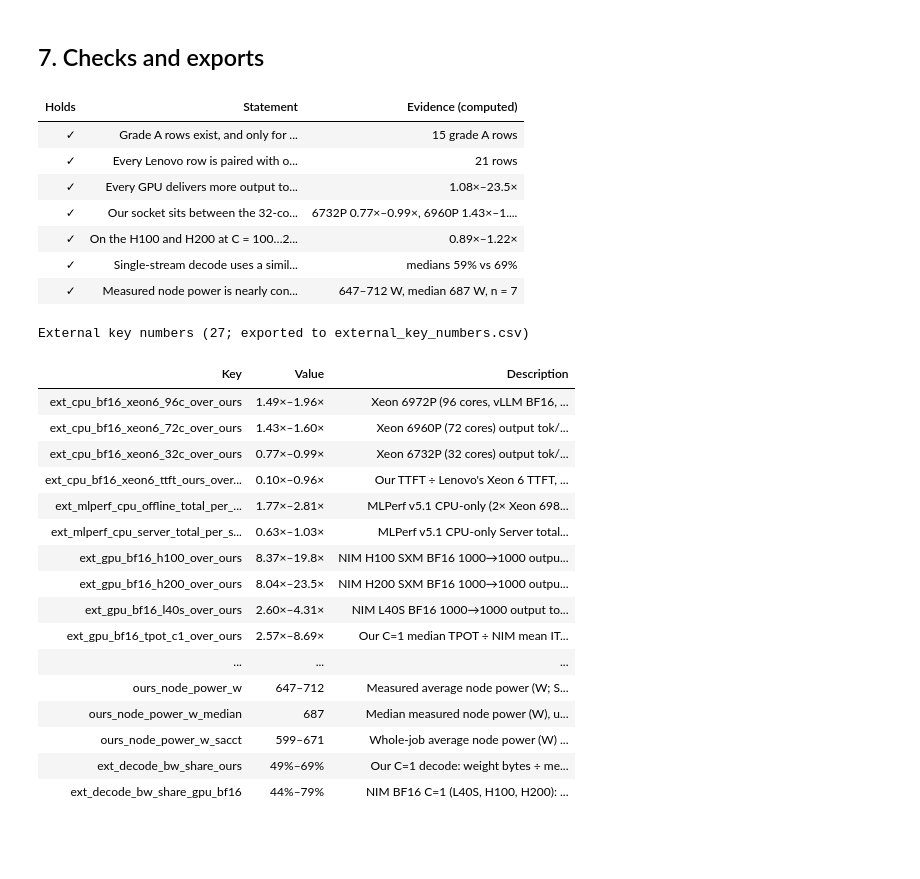
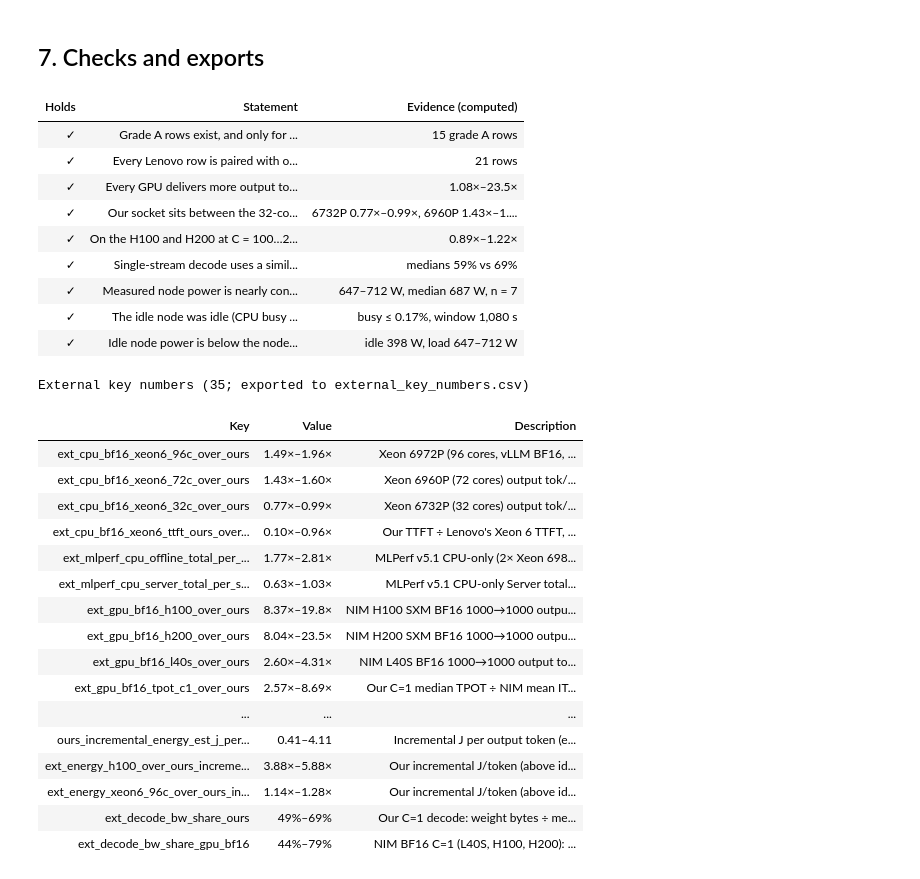
Before and after one commit to struggling-student/llm-backend-analysis, a Jupyter notebook: notebooks/backend_selection/13_external_references.ipynb, the cells around one changed output. Drawn from its saved outputs; the diff is of its cells as text; code cells hidden in the pictures; blank space fills up the shorter version.

```diff
--- a/notebooks/backend_selection/13_external_references.ipynb
+++ b/notebooks/backend_selection/13_external_references.ipynb
@@ -60,7 +60,9 @@ points = loaders.online_points(model=registry.primary_model())
 ext_points = loaders.online_points(campaign=external.MEASURED_CAMPAIGN, model=registry.primary_model())
 POWERS = external.measured_power_w(ext_points)   # node power of the points with a window of at least 10 minutes
 POWER_W = float(POWERS.median()) if len(POWERS) else external.POWER_W_ASSUMED
-comp = external.compare(refs, pd.concat([points, ext_points], ignore_index=True), power_w=POWER_W)
+IDLE = external.idle_power(loaders.node_idle_power())   # idle node, same IPMI sensor (campaign kind `power`)
+IDLE_W = float(IDLE["idle_power_w"].median()) if len(IDLE) else np.nan
+comp = external.compare(refs, pd.concat([points, ext_points], ignore_index=True), power_w=POWER_W, idle_power_w=IDLE_W)
 src = external.sources()
 KEYS = []
 
@@ -479,38 +553,45 @@ claims = [
           bool(0.6 <= o["roof_share"].median() / gb["roof_share"].median() <= 1.6), f"medians {pct(o['roof_share'].median(), 0, False)} vs {pct(gb['roof_share'].median(), 0, False)}"),
     Claim("Measured node power is nearly constant over load (every point with a ≥ 10-minute window within ±10% of the median)",
           bool(len(POWERS) >= 3 and ((POWERS / POWER_W - 1).abs() <= 0.10).all()), f"{rng(POWERS)} W, median {num(POWER_W)} W, n = {len(POWERS)}"),
+    Claim("The idle node was idle (CPU busy share ≤ 1% in every sample) and measured over at least 10 minutes",
+          bool(len(IDLE) and (IDLE["cpu_busy_share_max"] <= 0.01).all() and (IDLE["window_s"] >= external.MIN_POWER_WINDOW_S).all()),
+          f"busy ≤ {pct(IDLE['cpu_busy_share_max'].max(), 2, False)}, window {num(IDLE['window_s'].min())} s"),
+    Claim("Idle node power is below the node power of every loaded point", bool((il["power_above_idle_w"] > 0).all()),
+          f"idle {num(IDLE_W)} W, load {rng(il['node_power_w'])} W"),
 ]
 display(claims_table(claims))
 export_table(comp, "external_reference_comparison")
 export_table(bw, "external_decode_bandwidth")
 export_table(pd.DataFrame(KEYS), "external_key_numbers")
 display(table(pd.DataFrame(KEYS)[["key", "text", "description"]].rename(columns={"key": "Key", "text": "Value", "description": "Description"}), align="left",
               caption=f"External key numbers ({len(KEYS)}; exported to external_key_numbers.csv)"))
 # %% [output]
 | Holds | Statement | Evidence (computed) |
 | ✓ | Grade A rows exist, and only for ... | 15 grade A rows |
 | ✓ | Every Lenovo row is paired with o... | 21 rows |
 | ✓ | Every GPU delivers more output to... | 1.08×–23.5× |
 | ✓ | Our socket sits between the 32-co... | 6732P 0.77×–0.99×, 6960P 1.43×–1.... |
 | ✓ | On the H100 and H200 at C = 100…2... | 0.89×–1.22× |
 | ✓ | Single-stream decode uses a simil... | medians 59% vs 69% |
 | ✓ | Measured node power is nearly con... | 647–712 W, median 687 W, n = 7 |
+| ✓ | The idle node was idle (CPU busy ... | busy ≤ 0.17%, window 1,080 s |
+| ✓ | Idle node power is below the node... | idle 398 W, load 647–712 W |
-External key numbers (27; exported to external_key_numbers.csv)
+External key numbers (35; exported to external_key_numbers.csv)
 | Key | Value | Description |
 | ext_cpu_bf16_xeon6_96c_over_ours | 1.49×–1.96× | Xeon 6972P (96 cores, vLLM BF16, ... |
 | ext_cpu_bf16_xeon6_72c_over_ours | 1.43×–1.60× | Xeon 6960P (72 cores) output tok/... |
 | ext_cpu_bf16_xeon6_32c_over_ours | 0.77×–0.99× | Xeon 6732P (32 cores) output tok/... |
 | ext_cpu_bf16_xeon6_ttft_ours_over... | 0.10×–0.96× | Our TTFT ÷ Lenovo's Xeon 6 TTFT, ... |
 | ext_mlperf_cpu_offline_total_per_... | 1.77×–2.81× | MLPerf v5.1 CPU-only (2× Xeon 698... |
 | ext_mlperf_cpu_server_total_per_s... | 0.63×–1.03× | MLPerf v5.1 CPU-only Server total... |
 | ext_gpu_bf16_h100_over_ours | 8.37×–19.8× | NIM H100 SXM BF16 1000→1000 outpu... |
 | ext_gpu_bf16_h200_over_ours | 8.04×–23.5× | NIM H200 SXM BF16 1000→1000 outpu... |
 | ext_gpu_bf16_l40s_over_ours | 2.60×–4.31× | NIM L40S BF16 1000→1000 output to... |
 | ext_gpu_bf16_tpot_c1_over_ours | 2.57×–8.69× | Our C=1 median TPOT ÷ NIM mean IT... |
 | ... | ... | ... |
-| ours_node_power_w | 647–712 | Measured average node power (W; S... |
-| ours_node_power_w_median | 687 | Median measured node power (W), u... |
-| ours_node_power_w_sacct | 599–671 | Whole-job average node power (W) ... |
+| ours_incremental_energy_est_j_per... | 0.41–4.11 | Incremental J per output token (e... |
+| ext_energy_h100_over_ours_increme... | 3.88×–5.88× | Our incremental J/token (above id... |
+| ext_energy_xeon6_96c_over_ours_in... | 1.14×–1.28× | Our incremental J/token (above id... |
 | ext_decode_bw_share_ours | 49%–69% | Our C=1 decode: weight bytes ÷ me... |
 | ext_decode_bw_share_gpu_bf16 | 44%–79% | NIM BF16 C=1 (L40S, H100, H200): ... |
 # %% [markdown]
```
Also changed, not shown: parts of 5 cells of this notebook, 13 other files.
